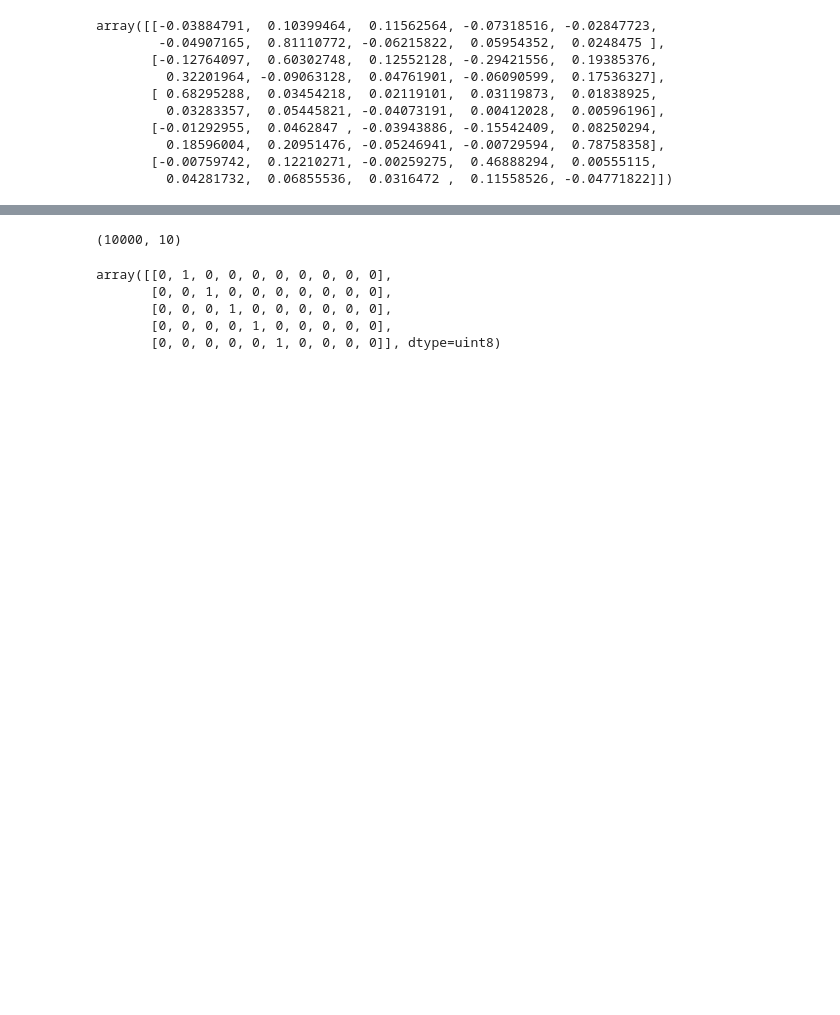
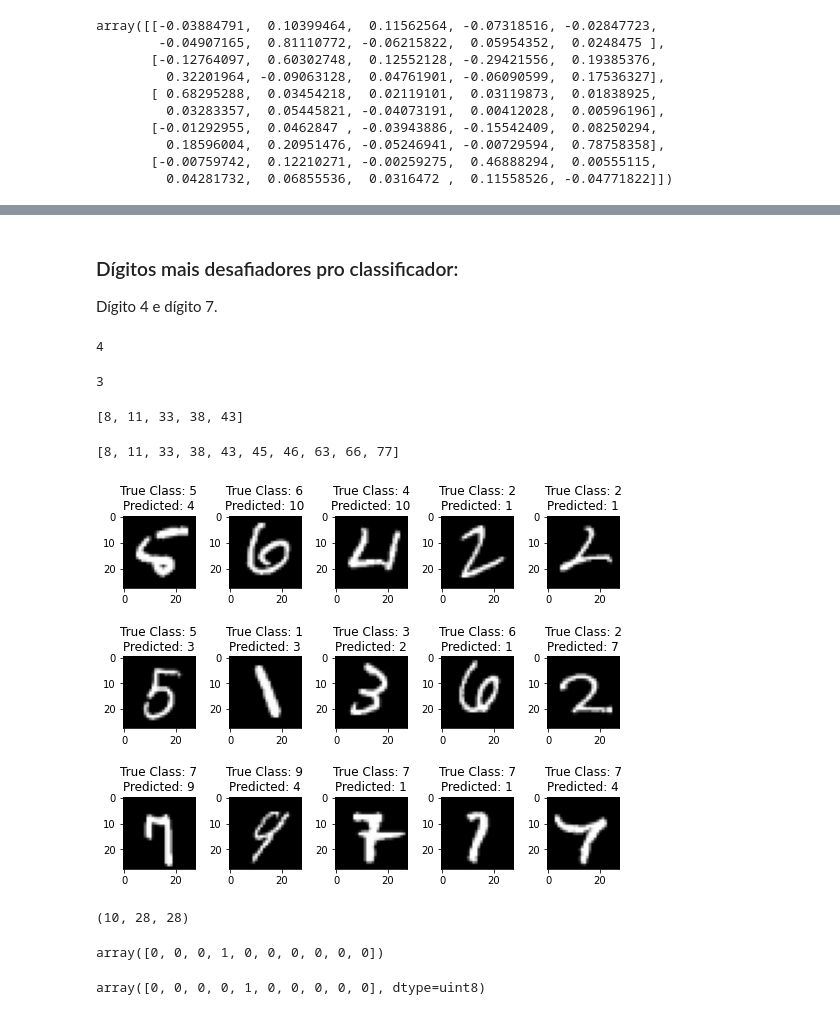
Before and after one commit to SamuelBFG/DL-studies, a Jupyter notebook: IA353/EF1p1.ipynb, the cells around one changed output, grey strips where cells are left out. Saved outputs shown, nothing was run; the diff lists cells and outputs as text; code cells hidden in the pictures; blank space fills up the shorter version.

```diff
--- a/IA353/EF1p1.ipynb
+++ b/IA353/EF1p1.ipynb
@@ -325,12 +439,67 @@ array([[0, 1, 0, 0, 0, 0, 0, 0, 0, 0],
+# %% [markdown]
+### Dígitos mais desafiadores pro classificador:
+Dígito 4 e dígito 7.
+# %%
+true_class = np.argmax(St[8,:], axis=0)
+print(true_class)
+
+pred_class = np.argmax(one_hot_predictions[8,:], axis=0)
+pred_class
+# %% [output]
+4
+3
+# %%
+indexes = []
+for i in range(St.shape[0]):
+  true_class = np.argmax(St[i,:], axis=0)
+  pred_class = np.argmax(one_hot_predictions[i,:], axis=0)
+  if true_class != pred_class:
+    indexes.append(i)
+
+indexes[:5]
+# %% [output]
+[8, 11, 33, 38, 43]
+# %%
+indexes[:10]
+# %% [output]
+[8, 11, 33, 38, 43, 45, 46, 63, 66, 77]
+# %%
+num = 15 # Number of samples to visualize
+# X_plot = Xt_plot.reshape(60000, 28, 28)
+# sample = 8
+# image = Xt_plot[sample].T
+
+predicted = np.argmax(one_hot_predictions, axis=1) +1
+predicted = np.where(labels==10, 0, predicted)
+
+labels = np.argmax(St, axis=1) + 1
+labels = np.where(labels==10, 0, labels)
+
+num_row = 3
+num_col = 5
+images = Xt_plot[indexes[:num]]
+# plot images
+fig, axes = plt.subplots(num_row, num_col, figsize=(1.5*num_col,2*num_row))
+for i in range(num):
+    ax = axes[i//num_col, i%num_col]
+    ax.imshow(images[i].T, cmap='gray')
+    j = indexes[i]
+    ax.set_title('True Class: {}\nPredicted: {}'.format(labels[j], predicted[j]))
+plt.tight_layout()
+plt.show()
+# %% [output]
+[figure, added]
+# %%
+images = Xt_plot[indexes[:num]]
+
+images.shape
+# %% [output]
+(10, 28, 28)
 # %%
-one_hot_predictions.shape
+one_hot_predictions[8,:]
 # %% [output]
-(10000, 10)
+array([0, 0, 0, 1, 0, 0, 0, 0, 0, 0])
 # %%
-St[-5:,:]
+St[8,:]
 # %% [output]
-array([[0, 1, 0, 0, 0, 0, 0, 0, 0, 0],
-       [0, 0, 1, 0, 0, 0, 0, 0, 0, 0],
-       [0, 0, 0, 1, 0, 0, 0, 0, 0, 0],
-       [0, 0, 0, 0, 1, 0, 0, 0, 0, 0],
-       [0, 0, 0, 0, 0, 1, 0, 0, 0, 0]], dtype=uint8)
+array([0, 0, 0, 0, 1, 0, 0, 0, 0, 0], dtype=uint8)
```
Also changed, not shown: parts of 10 cells of this notebook.
